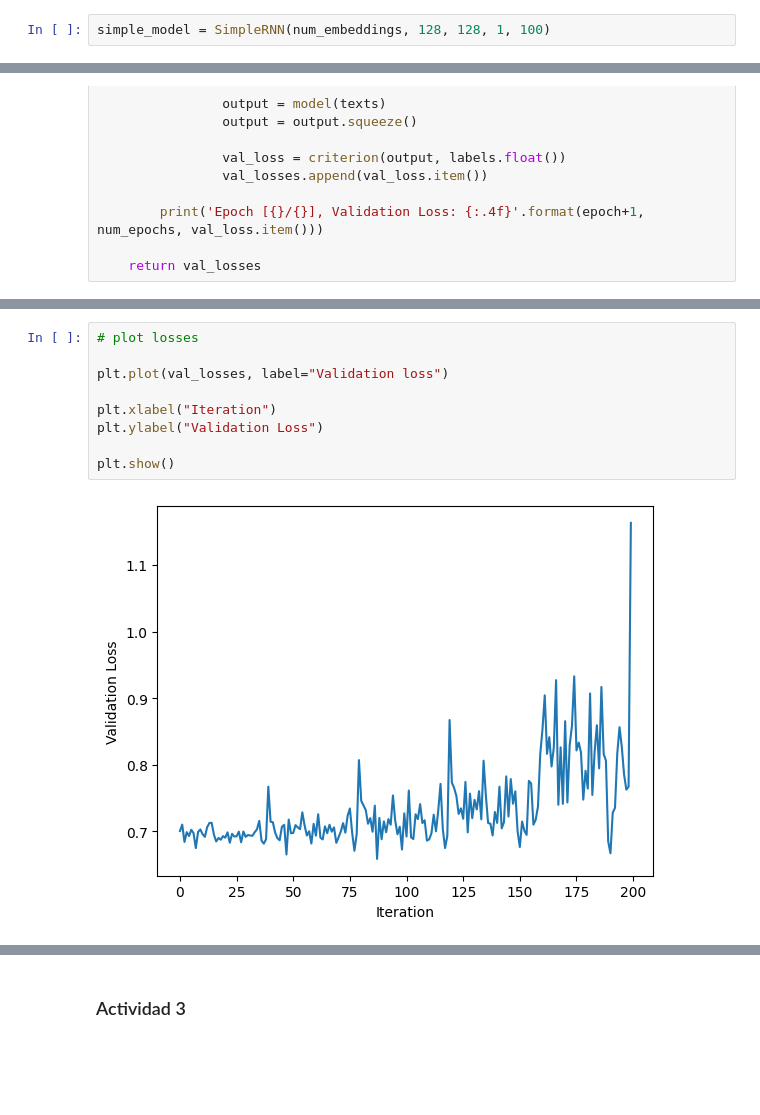
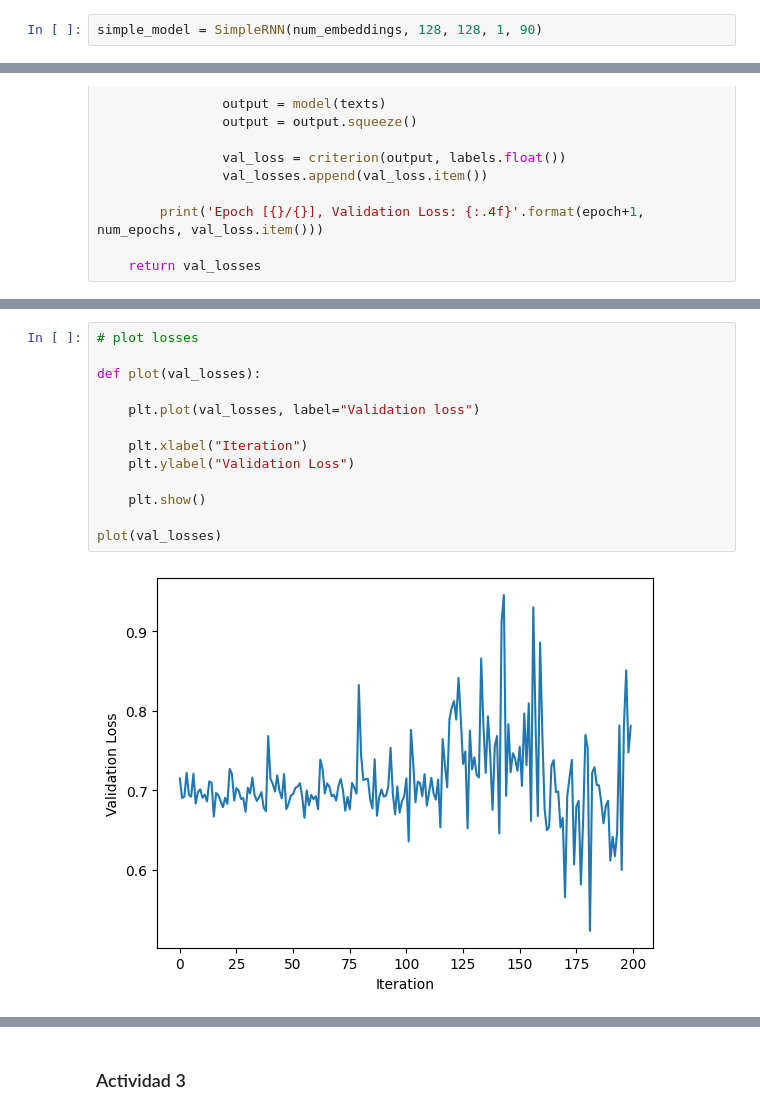
Before and after one commit to BrunoFarfan/DeepLearning, a Jupyter notebook: T2/T2_BrunoFarfan.ipynb, the cells around one changed output, grey strips where cells are left out. Cells and saved outputs as stored; diff of their text form; blank space fills up the shorter version.

Commit message:
simple rnn lista

```diff
--- a/T2/T2_BrunoFarfan.ipynb
+++ b/T2/T2_BrunoFarfan.ipynb
@@ -312,7 +312,7 @@ class SimpleRNN(nn.Module):
     def initHidden(self):
         return torch.zeros(1, self.hidden_size)
 # %%
-simple_model = SimpleRNN(num_embeddings, 128, 128, 1, 100)
+simple_model = SimpleRNN(num_embeddings, 128, 128, 1, 90)
 # %%
 criterion = nn.BCEWithLogitsLoss()
 lr = 0.001
@@ -380,14 +394,18 @@ Epoch [5/5], Validation Loss: 1.1633
 # %%
 # plot losses
 
-plt.plot(val_losses, label="Validation loss")
+def plot(val_losses):
 
-plt.xlabel("Iteration")
-plt.ylabel("Validation Loss")
+    plt.plot(val_losses, label="Validation loss")
 
-plt.show()
+    plt.xlabel("Iteration")
+    plt.ylabel("Validation Loss")
+
+    plt.show()
+
+plot(val_losses)
 # %% [output]
-[figure, old version]
+[figure, new version]
 # %%
 # Test accuracy
 
```
Also changed, not shown: parts of 13 cells of this notebook, 2 other files.
